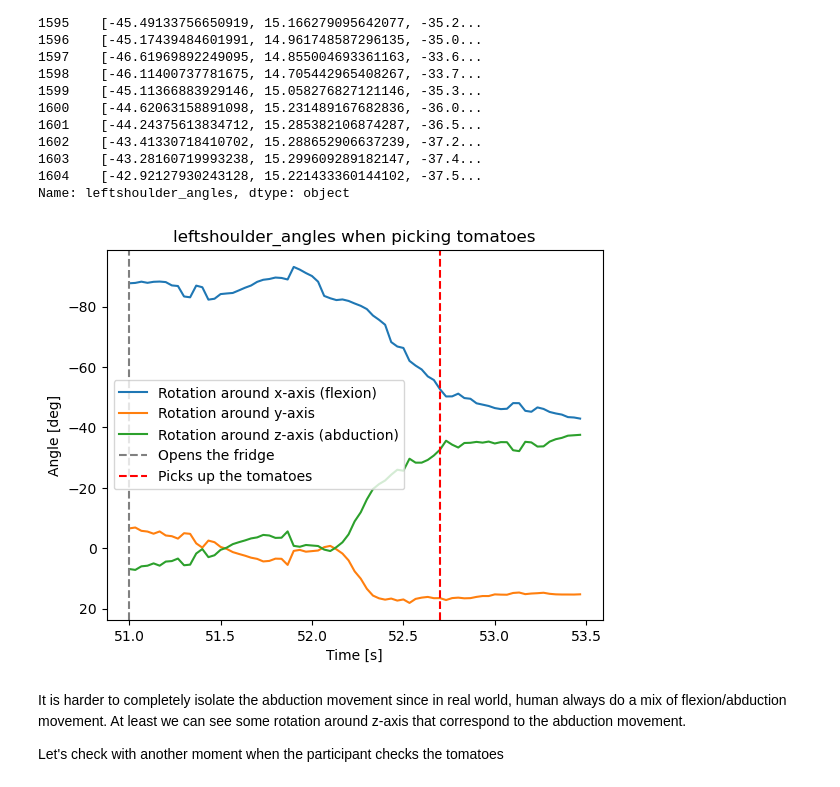
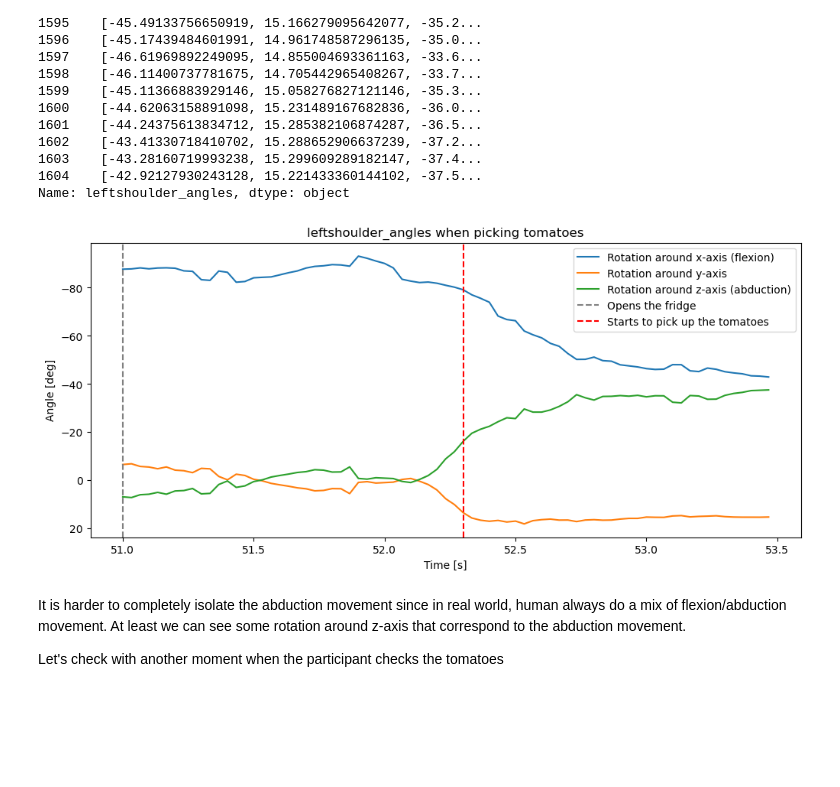
Before and after one commit to FranklinLeong/dexterity_assessment_CL, a Jupyter notebook: src/exploratory.ipynb, the cells around one changed output. Saved outputs shown, nothing was run; the diff lists cells and outputs as text; code cells hidden in the pictures; blank space fills up the shorter version.

```diff
--- a/src/exploratory.ipynb
+++ b/src/exploratory.ipynb
@@ -331,9 +331,9 @@ Name: leftshoulder_angles, dtype: object
 # %%
 plot_angles(df, 51, 53.5, 'leftshoulder_angles', event = 'picking tomatoes',
             vertical_line1 = True, label_vertical1 = 'Opens the fridge', x_vertical1 = 51,
-            vertical_line2 = True, x_vertical2 = 52.7, label_vertical2='Picks up the tomatoes')
+            vertical_line2 = True, x_vertical2 = 52.3, label_vertical2='Starts to pick up the tomatoes')
 # %% [output]
-[figure, old version]
+[figure, new version]
 # %% [markdown]
 It is harder to completely isolate the abduction movement since in real world, human always do a mix of flexion/abduction movement. At least we can see some rotation around z-axis that correspond to the abduction movement.
 
```
Also changed, not shown: parts of 9 cells of this notebook, 1 other file.
